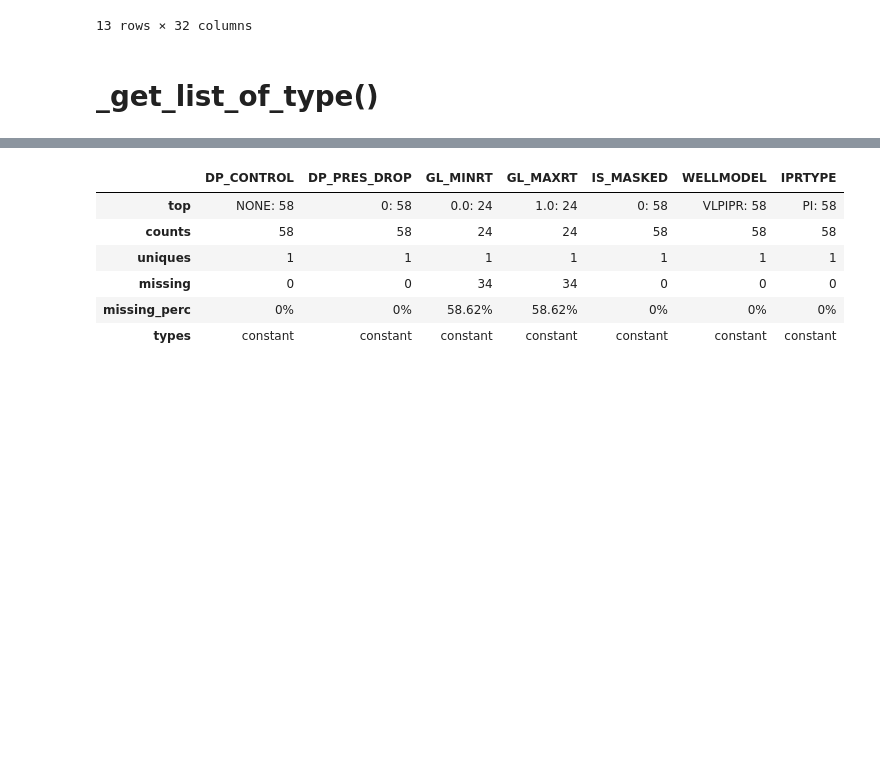
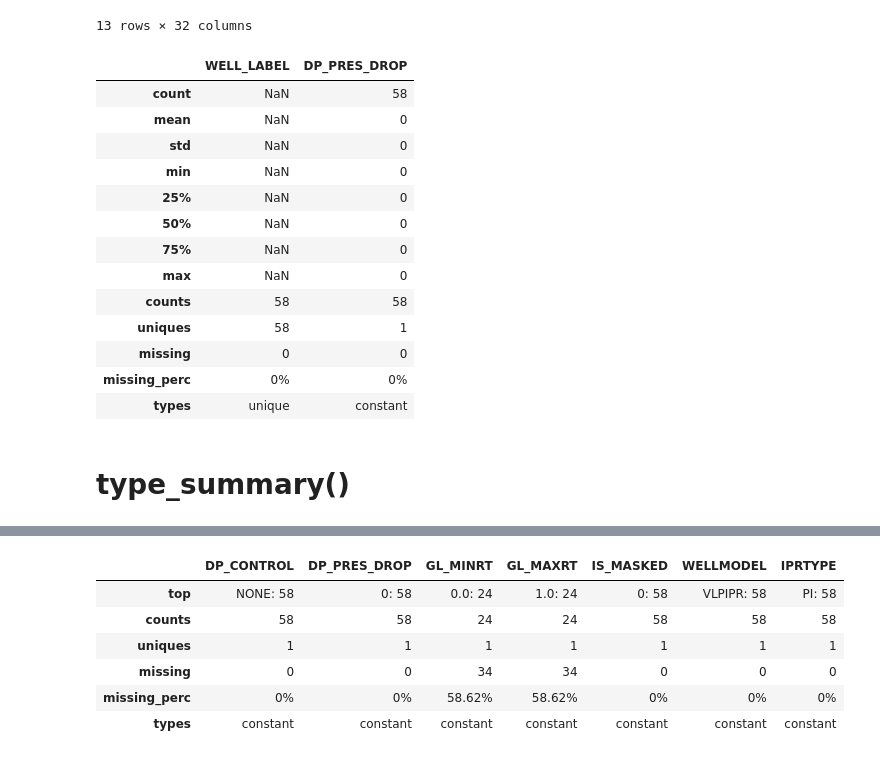
Before and after one commit to conradoqg/pandas-overview, a Jupyter notebook: notebooks/01 DataFrameSummary - read GAP network scan.ipynb, the cells around one changed output, grey strips where cells are left out. Saved outputs shown, nothing was run; the diff lists cells and outputs as text; code cells hidden in the pictures; blank space fills up the shorter version.

```diff
--- a/notebooks/01 DataFrameSummary - read GAP network scan.ipynb
+++ b/notebooks/01 DataFrameSummary - read GAP network scan.ipynb
@@ -85,6 +50,23 @@ dfs.summary()
 | missing_perc | 0% | 0% | 0% | 0% | 0% | 50% | 58.62% | 58.62% | ... |
 | types | unique | unique | constant | constant | bool | numeric | constant | constant | ... |
 13 rows × 32 columns
+# %%
+dfs.summary(columns=['WELL_LABEL', 'DP_PRES_DROP'])
+# %% [output]
+|  | WELL_LABEL | DP_PRES_DROP |
+| count | NaN | 58 |
+| mean | NaN | 0 |
+| std | NaN | 0 |
+| min | NaN | 0 |
+| 25% | NaN | 0 |
+| 50% | NaN | 0 |
+| 75% | NaN | 0 |
+| max | NaN | 0 |
+| counts | 58 | 58 |
+| uniques | 58 | 1 |
+| missing | 0 | 0 |
+| missing_perc | 0% | 0% |
+| types | unique | constant |
 # %% [markdown]
-# _get_list_of_type()
+# type_summary()
 # %%
```
Also changed, not shown: parts of 14 cells of this notebook, 4 other files.
